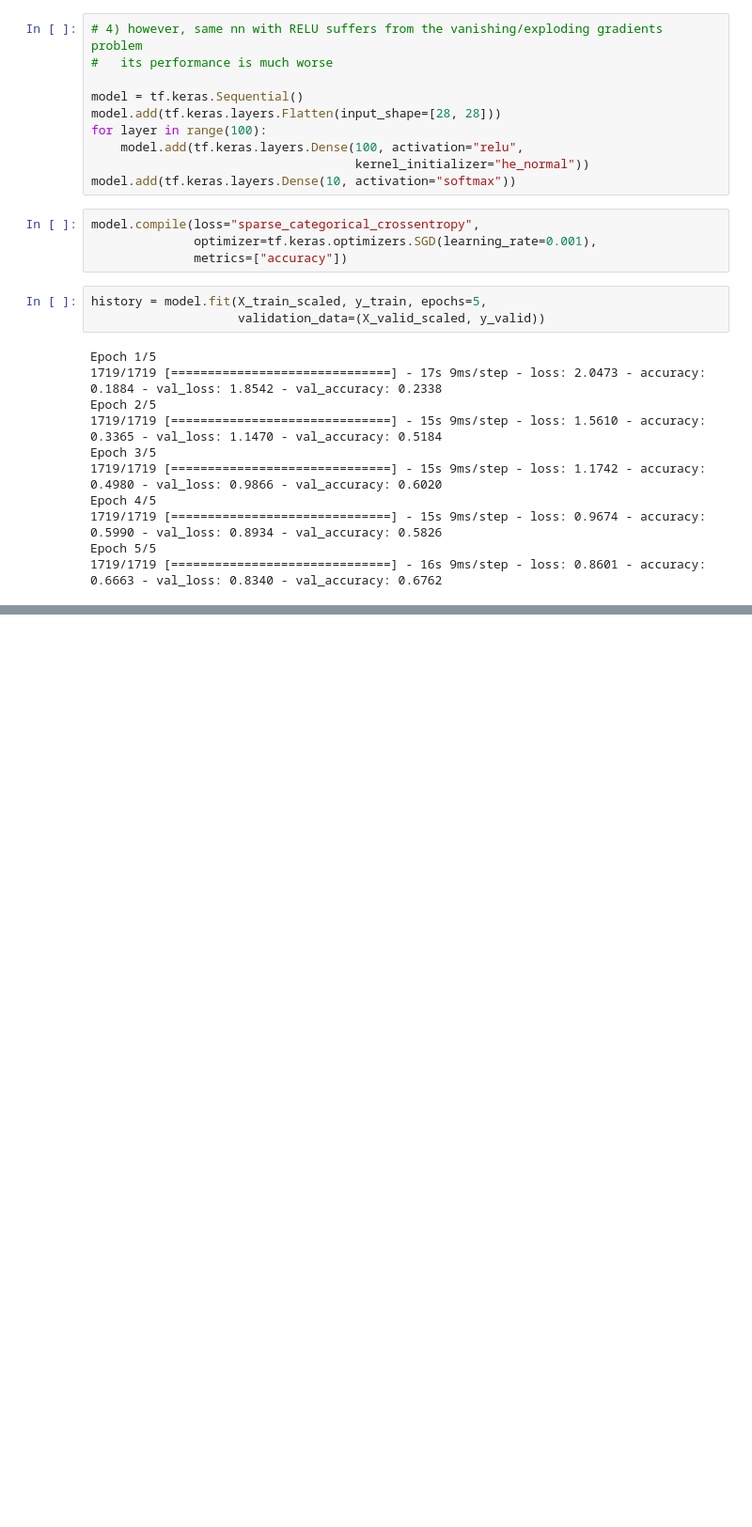
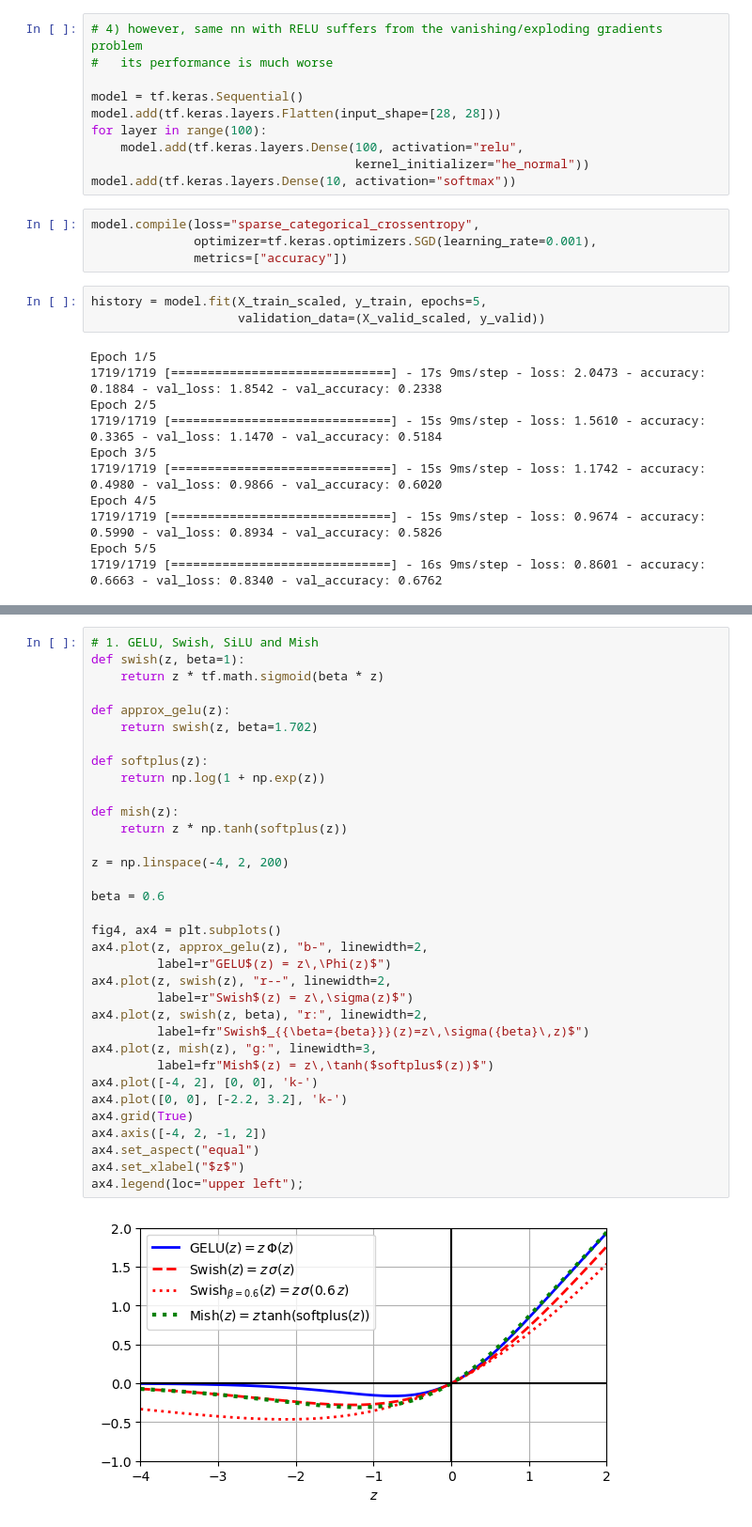
Before and after one commit to ufidon/ml, a Jupyter notebook: mod6/dnn.ipynb, the cells around one changed output, grey strips where cells are left out. Shown at 94% size. Cells and saved outputs as stored; diff of their text form; blank space fills up the shorter version.

```diff
--- a/mod6/dnn.ipynb
+++ b/mod6/dnn.ipynb
@@ -345,0 +376,36 @@ Epoch 5/5
+# %%
+# 1. GELU, Swish, SiLU and Mish
+def swish(z, beta=1):
+    return z * tf.math.sigmoid(beta * z)
+
+def approx_gelu(z):
+    return swish(z, beta=1.702)
+
+def softplus(z):
+    return np.log(1 + np.exp(z))
+
+def mish(z):
+    return z * np.tanh(softplus(z))
+
+z = np.linspace(-4, 2, 200)
+
+beta = 0.6
+
+fig4, ax4 = plt.subplots()
+ax4.plot(z, approx_gelu(z), "b-", linewidth=2,
+         label=r"GELU$(z) = z\,\Phi(z)$")
+ax4.plot(z, swish(z), "r--", linewidth=2,
+         label=r"Swish$(z) = z\,\sigma(z)$")
+ax4.plot(z, swish(z, beta), "r:", linewidth=2,
+         label=fr"Swish$_{{\beta={beta}}}(z)=z\,\sigma({beta}\,z)$")
+ax4.plot(z, mish(z), "g:", linewidth=3,
+         label=fr"Mish$(z) = z\,\tanh($softplus$(z))$")
+ax4.plot([-4, 2], [0, 0], 'k-')
+ax4.plot([0, 0], [-2.2, 3.2], 'k-')
+ax4.grid(True)
+ax4.axis([-4, 2, -1, 2])
+ax4.set_aspect("equal")
+ax4.set_xlabel("$z$")
+ax4.legend(loc="upper left");
+# %% [output]
+[figure, added]
```
Also changed, not shown: parts of 4 cells of this notebook.
